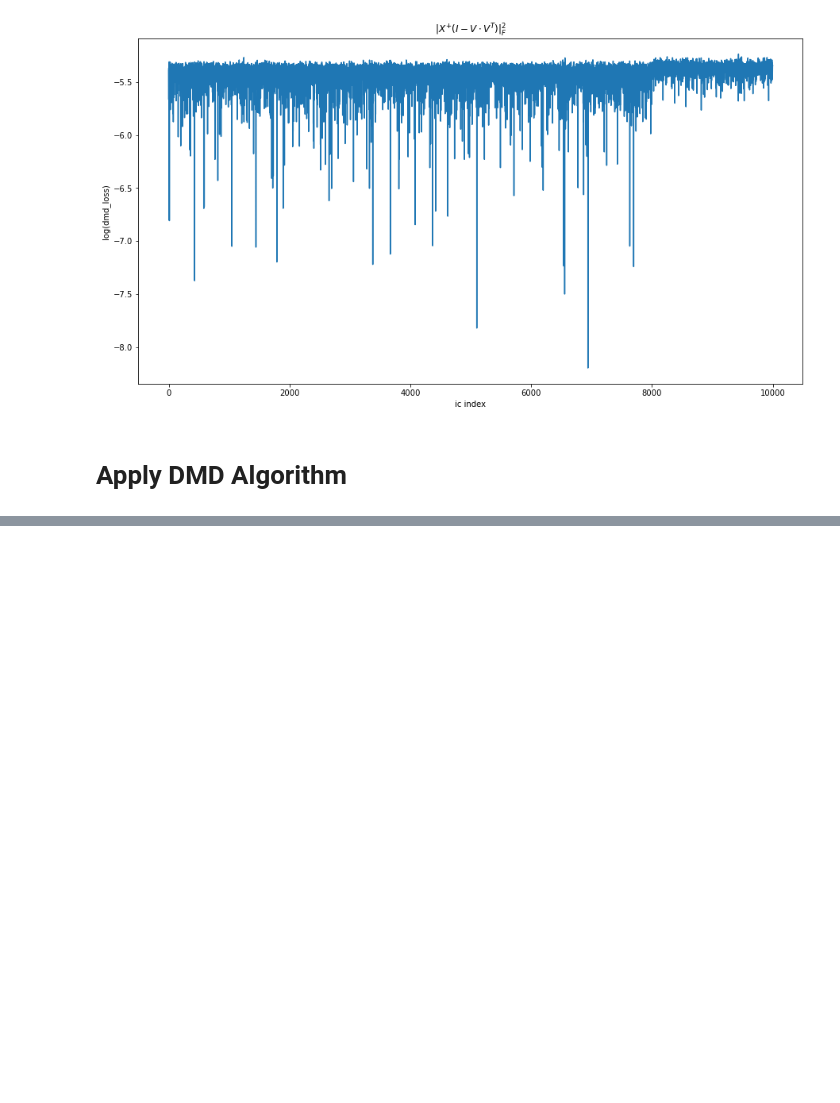
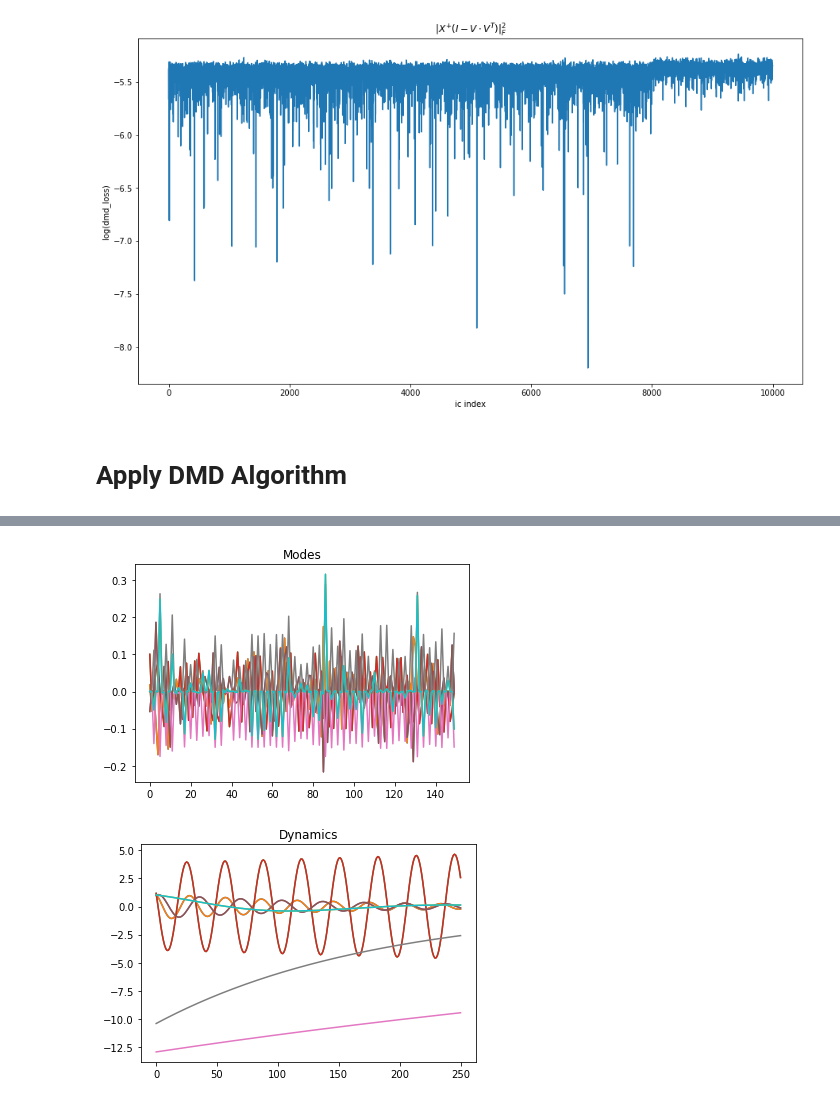
Before and after one commit to opaliss/dmd_autoencoder, a Jupyter notebook: dmd_autoencoder_ex_3.ipynb, the cells around one changed output, grey strips where cells are left out. Saved outputs shown, nothing was run; the diff lists cells and outputs as text; code cells hidden in the pictures; blank space fills up the shorter version.

```diff
--- a/dmd_autoencoder_ex_3.ipynb
+++ b/dmd_autoencoder_ex_3.ipynb
@@ -234,0 +283,13 @@ dmd_rec = dmd.reconstructed_data.real
+# %%
+for mode in dmd.modes.T:
+    plt.plot(mode.real)
+    plt.title('Modes')
+plt.show()
+
+for dynamic in dmd.dynamics:
+    plt.plot(dynamic.real)
+    plt.title('Dynamics')
+plt.show()
+# %% [output]
+[figure, added]
+[figure, added]
```
Also changed, not shown: parts of 27 cells of this notebook, 1 other file.
